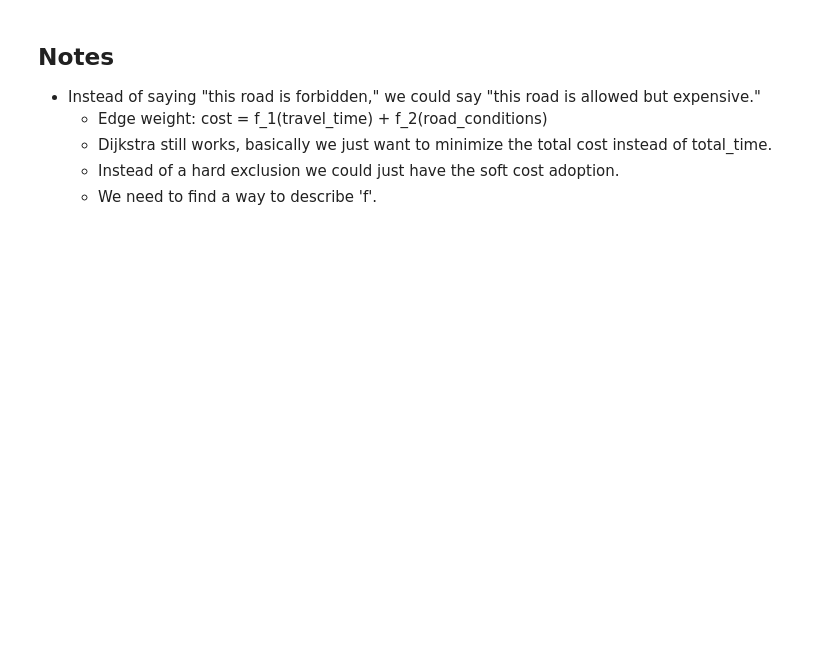
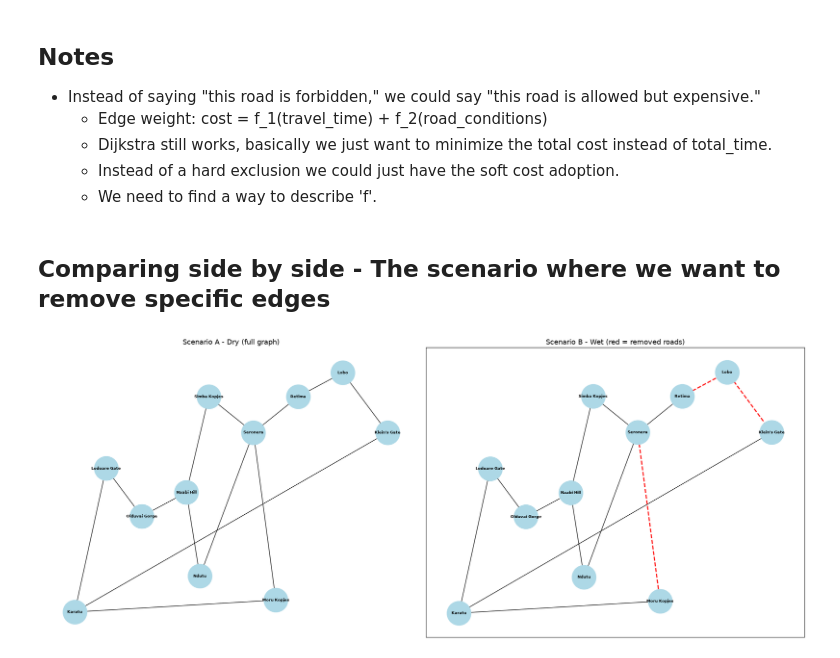
Before and after one commit to ptjuanramos/safari-ai-explorer-notebook, a Jupyter notebook: route-optimizer/02_simple_mud_filter.ipynb, the cells around one changed output. Cells and saved outputs as stored; diff of their text form; code cells hidden in the pictures; blank space fills up the shorter version.

```diff
--- a/route-optimizer/02_simple_mud_filter.ipynb
+++ b/route-optimizer/02_simple_mud_filter.ipynb
@@ -27,3 +56,39 @@ NameError: name 'G' is not defined
     - Dijkstra still works, basically we just want to minimize the total cost instead of total_time.
     - Instead of a hard exclusion we could just have the soft cost adoption.
     - We need to find a way to describe 'f'.
+# %% [markdown]
+## Comparing side by side - The scenario where we want to remove specific edges
+# %%
+WET_SEASON_EXCLUDED_EDGES = [
+    ("Seronera", "Moru Kopjes"),   # Black cotton soil, floods after rain
+    ("Retima",   "Lobo"),          # Western Corridor — highest risk segment
+    ("Lobo",     "Klein's Gate"),  # Same risk zone as above
+]
+# %%
+import matplotlib.pyplot as plt
+
+fig, (ax1, ax2) = plt.subplots(1, 2, figsize=(20, 8))
+
+# Scenario A — full graph
+nx.draw(G, NODE_POS, ax=ax1,
+        with_labels=True, node_color='lightblue',
+        node_size=2000, font_size=7, font_weight='bold')
+ax1.set_title("Scenario A - Dry (full graph)", fontsize=13)
+
+# Scenario B — filtered graph
+# Highlight removed edges in red on the original layout
+removed = [(u, v) for u, v in WET_SEASON_EXCLUDED_EDGES if G.has_edge(u, v)]
+remaining = [(u, v) for u, v in G.edges() if (u, v) not in removed
+             and (v, u) not in removed]
+
+nx.draw_networkx_nodes(G, NODE_POS, ax=ax2, node_color='lightblue', node_size=2000)
+nx.draw_networkx_labels(G, NODE_POS, ax=ax2, font_size=7, font_weight='bold')
+nx.draw_networkx_edges(G, NODE_POS, edgelist=remaining, ax=ax2, edge_color='black')
+nx.draw_networkx_edges(G, NODE_POS, edgelist=removed, ax=ax2,
+                       edge_color='red', style='dashed', width=2)
+ax2.set_title("Scenario B - Wet (red = removed roads)", fontsize=13)
+
+plt.tight_layout()
+plt.show()
+# %% [output]
+[figure, added]
```
Also changed, not shown: parts of 5 cells of this notebook, 2 other files.
